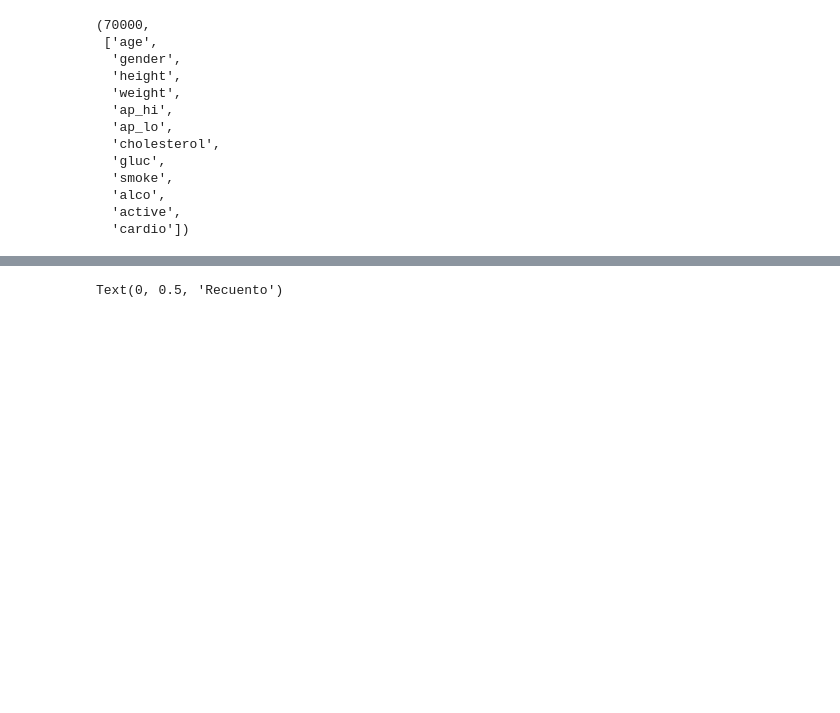
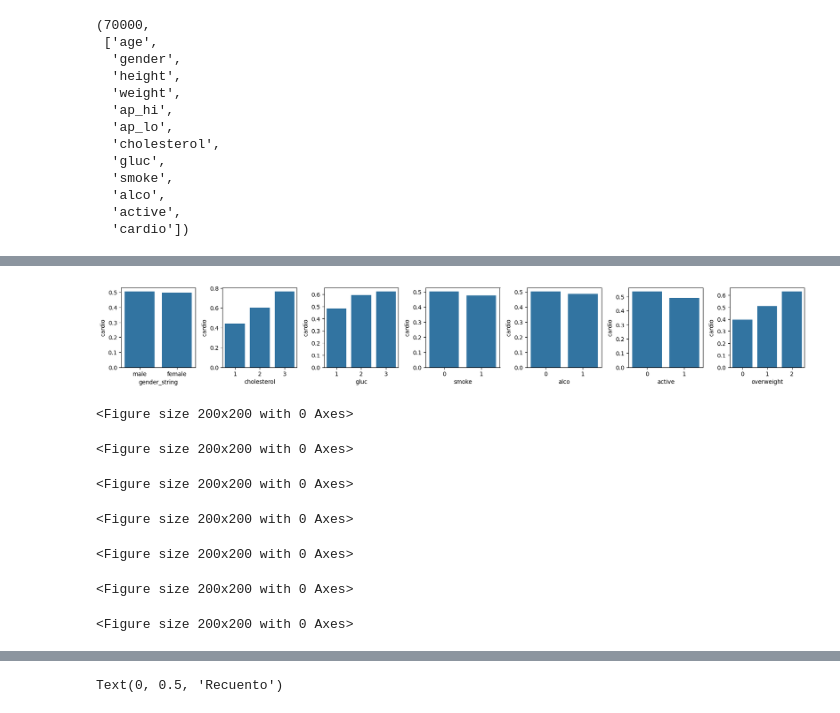
Before and after one commit to ignacionunezG/BI-Cardio-Disease, a Jupyter notebook: Proyecto.ipynb, the cells around one changed output, grey strips where cells are left out. Drawn from its saved outputs; the diff is of its cells as text; code cells hidden in the pictures; blank space fills up the shorter version.

Commit message:
preprocesado y analisis de variables

```diff
--- a/Proyecto.ipynb
+++ b/Proyecto.ipynb
@@ -176,0 +112,12 @@ Name: count, dtype: int64
+# %%
+# Creating new Variables
+
+raw_data['bmi'] = (raw_data['weight'] / (((raw_data['height']/100)**2))).round(decimals=2)   # Body mass index
+raw_data['age_years'] = (raw_data['age']/365).round(decimals=2)                               # Age in years
+
+#creando variable overweight
+#0 si el bmi es menor que 25, 1 si es mayor o igual que 25 y menor que 30, 2 si es mayor o igual que 30
+raw_data['overweight'] = raw_data['bmi'].apply(lambda x: 0 if x < 25 else 1 if x < 30 else 2)
+raw_data['gender_string'] = raw_data['gender'].apply(lambda x: 'female' if x == 1 else 'male')
+
+raw_data.head()
@@ -176,0 +132,21 @@ Name: count, dtype: int64
+# %%
+# Visualizing Discrete variables and its effects on cardio
+variables = ('gender_string', 'cholesterol',	'gluc',	'smoke','alco',	'active', 'overweight')
+fig=plt.figure(figsize=(20,20))
+j = 1
+for i in variables:
+  ax=fig.add_subplot(8,8,j)
+  j = j + 1
+  plt.figure(figsize=(2, 2))
+  sns.barplot(x=i,y='cardio',data=raw_data,ci=None,ax=ax)
+  fig.tight_layout()
+plt.show()
+# %% [output]
+[figure, added]
+<Figure size 200x200 with 0 Axes>
+<Figure size 200x200 with 0 Axes>
+<Figure size 200x200 with 0 Axes>
+<Figure size 200x200 with 0 Axes>
+<Figure size 200x200 with 0 Axes>
+<Figure size 200x200 with 0 Axes>
+<Figure size 200x200 with 0 Axes>
```
Also changed, not shown: parts of 9 cells of this notebook.
